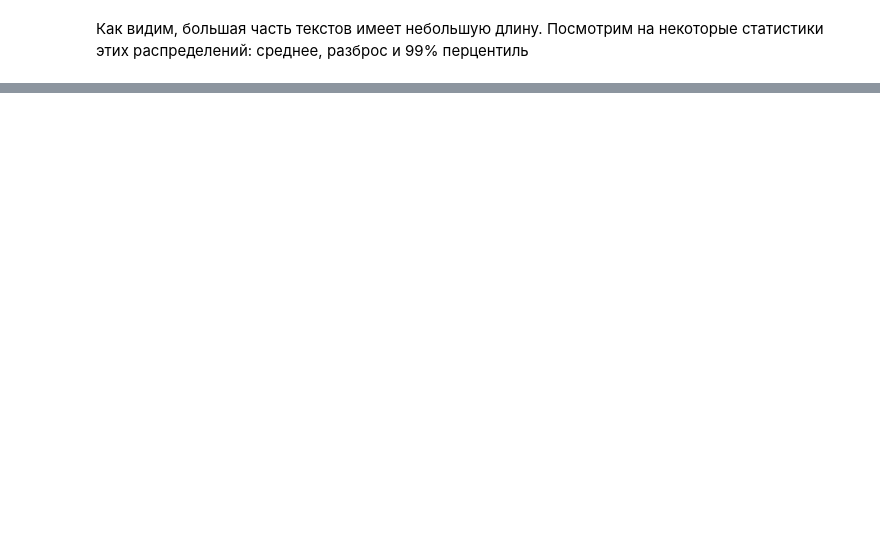
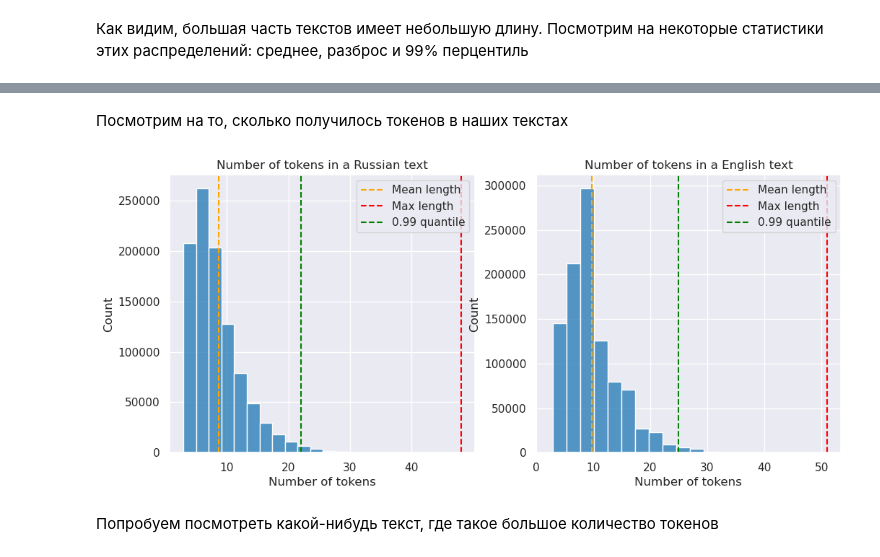
Before and after one commit to ilyaskalimullinn/machine_translation, a Jupyter notebook: 01-translation.ipynb, the cells around one changed output, grey strips where cells are left out. Drawn from its saved outputs; the diff is of its cells as text; code cells hidden in the pictures; blank space fills up the shorter version.

```diff
--- a/01-translation.ipynb
+++ b/01-translation.ipynb
@@ -218,0 +463,11 @@ plot_lengths(dataset["train"], n_to_show=3_000_000)
+# %%
+dataset = dataset.map(
+    lambda example: {
+        "ru_tokenized_length": len(example["ru_tokens"]),
+        "en_tokenized_length": len(example["en_tokens"]),
+        "ru_ids": vocab_ru.lookup_indices(example["ru_tokens"]),
+        "en_ids": vocab_en.lookup_indices(example["en_tokens"]),
+    }
+).with_format(type="torch", columns=["ru_ids", "en_ids"], output_all_columns=True)
+
+dataset
@@ -218,0 +492,48 @@ plot_lengths(dataset["train"], n_to_show=3_000_000)
+# %% [markdown]
+Посмотрим на то, сколько получилось токенов в наших текстах
+# %%
+def plot_tokenized_lengths(dataset: Dataset, sample_size: int = 1_000_000):
+    ids = np.random.choice(dataset.num_rows, size=sample_size)
+    ru_lengths = np.array(dataset["ru_tokenized_length"])
+    en_lengths = np.array(dataset["en_tokenized_length"])
+
+    _, ax = plt.subplots(1, 2, figsize=(12, 5))
+
+    for axes, lengths, descr in zip(ax, [ru_lengths, en_lengths], ["Russian", "English"]):
+        max_len = lengths.max()
+        sns.histplot(lengths[ids], bins=20, ax=axes)
+        axes.set_title(f"Number of tokens in a {descr} text")
+        axes.set_xlabel("Number of tokens")
+        axes.set_xticks(np.arange(max_len, step=10))
+
+        axes.axvline(
+            lengths.mean(),
+            color="orange",
+            linestyle="--",
+            label="Mean length",
+        )
+
+        axes.axvline(
+            max_len,
+            color="red",
+            linestyle="--",
+            label="Max length",
+        )
+
+        axes.axvline(
+            np.quantile(lengths, q=0.99),
+            color="green",
+            linestyle="--",
+            label="0.99 quantile",
+        )
+
+        axes.legend()
+
+    plt.show()
+
+
+plot_tokenized_lengths(dataset["train"])
+# %% [output]
+[figure, added]
+# %% [markdown]
+Попробуем посмотреть какой-нибудь текст, где такое большое количество токенов
```
Also changed, not shown: parts of 75 cells of this notebook, 1 other file.
